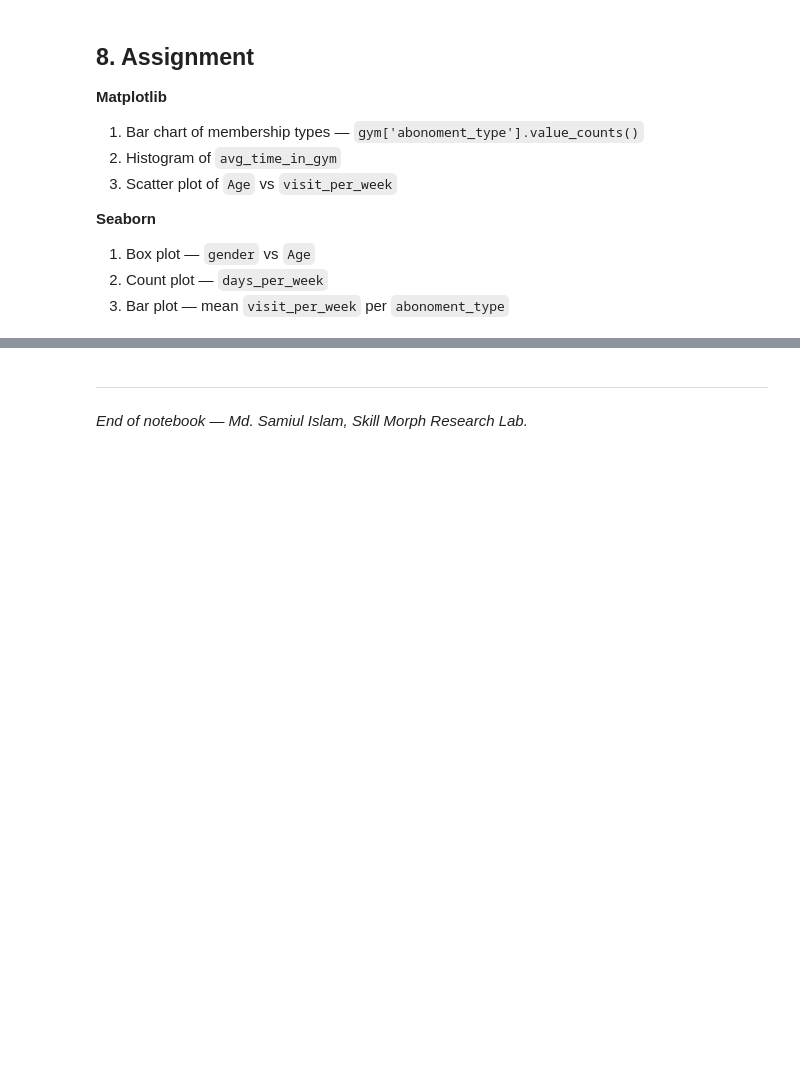
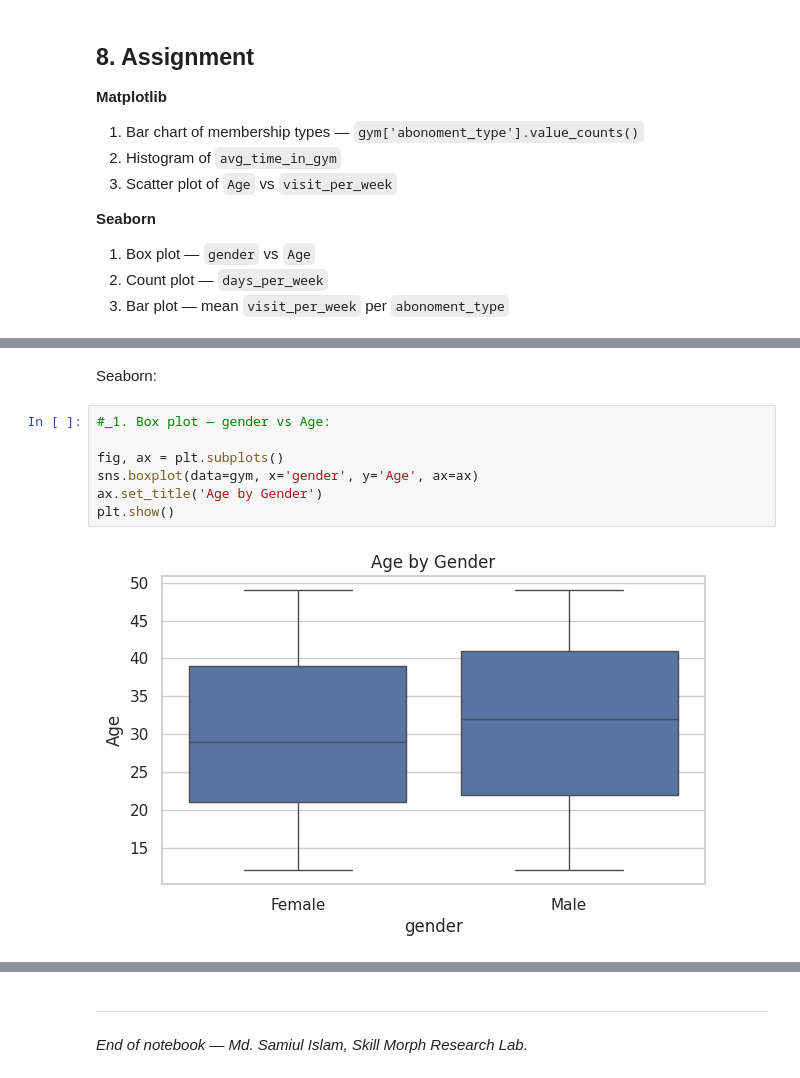
Before and after one commit to abidhasan5135-maker/abPractice, a Jupyter notebook: Matplotlib_and_Seaborn_for_DATA_Science.ipynb, the cells around one changed output, grey strips where cells are left out. Saved outputs shown, nothing was run; the diff lists cells and outputs as text; blank space fills up the shorter version.

```diff
--- a/Matplotlib_and_Seaborn_for_DATA_Science.ipynb
+++ b/Matplotlib_and_Seaborn_for_DATA_Science.ipynb
@@ -394,0 +427,11 @@ plt.show()
+# %% [markdown]
+Seaborn:
+# %%
+#_1. Box plot — gender vs Age:
+
+fig, ax = plt.subplots()
+sns.boxplot(data=gym, x='gender', y='Age', ax=ax)
+ax.set_title('Age by Gender')
+plt.show()
+# %% [output]
+[figure, added]
```
Also changed, not shown: parts of 8 cells of this notebook.
